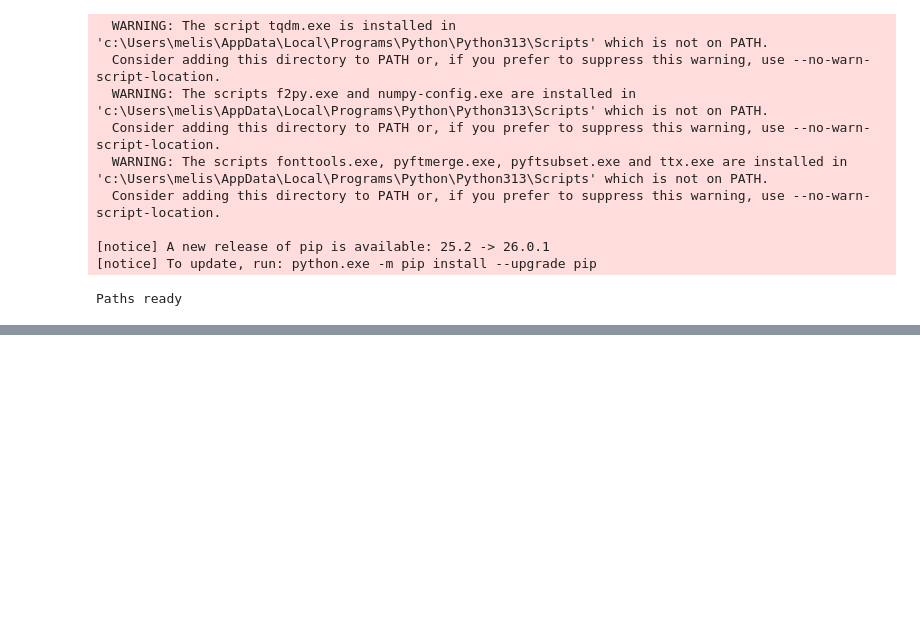
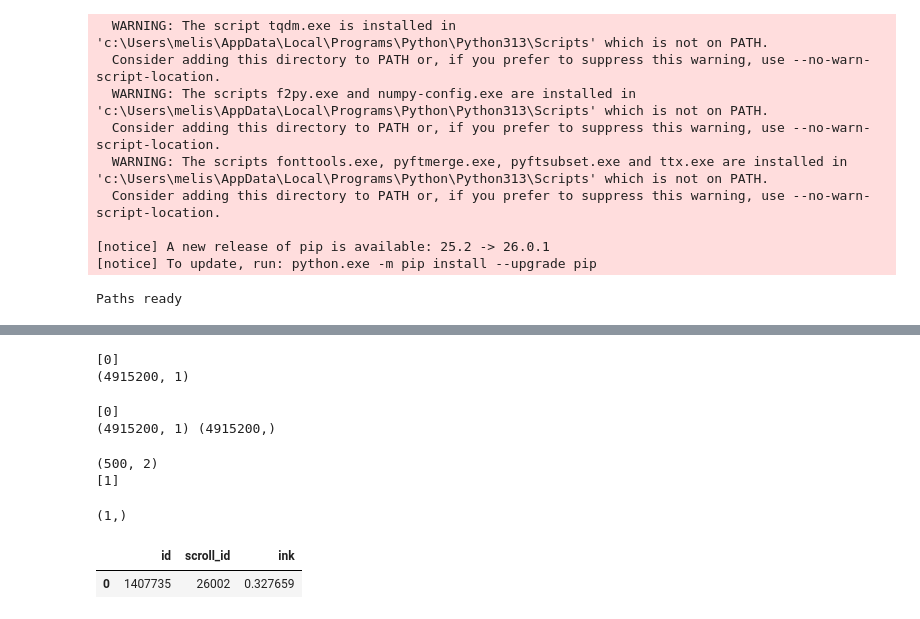
Before and after one commit to melisa-enesi/vesuvius-kaggle, a Jupyter notebook: vesuvius.ipynb, the cells around one changed output, grey strips where cells are left out. Drawn from its saved outputs; the diff is of its cells as text; code cells hidden in the pictures; blank space fills up the shorter version.

```diff
--- a/vesuvius.ipynb
+++ b/vesuvius.ipynb
@@ -45,0 +124,75 @@ Paths ready
+# %%
+X = X / 255.0
+y = y / 255.0
+
+X_pixels = X.flatten().reshape(-1, 1)
+y_pixels = (y.flatten() > 0.5).astype(int)
+
+print(np.unique(y_pixels))
+print(X_pixels.shape)
+# %% [output]
+[0]
+(4915200, 1)
+# %%
+X_pixels = X.flatten().reshape(-1, 1)
+y_pixels = (y.flatten() > 0.5).astype(int)
+
+print(np.unique(y_pixels))
+print(X_pixels.shape, y_pixels.shape)
+# %% [output]
+[0]
+(4915200, 1) (4915200,)
+# %%
+features = []
+labels = []
+
+files = os.listdir("vesuvius_data/train_labels")[:500]
+
+for f in tqdm(files):
+    img = cv2.imread(os.path.join("vesuvius_data/train_images", f), 0)
+    mask = cv2.imread(os.path.join("vesuvius_data/train_labels", f), 0)
+
+    if img is None or mask is None:
+        continue
+
+    img = cv2.resize(img, (128,128))
+    mask = cv2.resize(mask, (128,128))
+
+    features.append([img.mean(), img.std()])
+    labels.append(1 if mask.mean() > 1 else 0)
+
+features = np.array(features)
+labels = np.array(labels)
+
+print(features.shape)
+print(np.unique(labels))
+# %% [output]
+(500, 2)
+[1]
+# %%
+test_files = os.listdir("vesuvius_data/test_images")
+
+predictions = []
+
+for f in tqdm(test_files):
+    img = cv2.imread(os.path.join("vesuvius_data/test_images", f), 0)
+    img = cv2.resize(img, (128,128))
+
+    prob = img.mean() / 255.0
+    predictions.append(prob)
+
+predictions = np.array(predictions)
+print(predictions.shape)
+# %% [output]
+(1,)
+# %%
+sample_sub = pd.read_csv("vesuvius_data/test.csv")
+
+sample_sub["ink"] = predictions[0]
+
+sample_sub.to_csv("submission.csv", index=False)
+
+sample_sub.head()
+# %% [output]
+|  | id | scroll_id | ink |
+| 0 | 1407735 | 26002 | 0.327659 |
```
Also changed, not shown: parts of 5 cells of this notebook, 2 other files.
